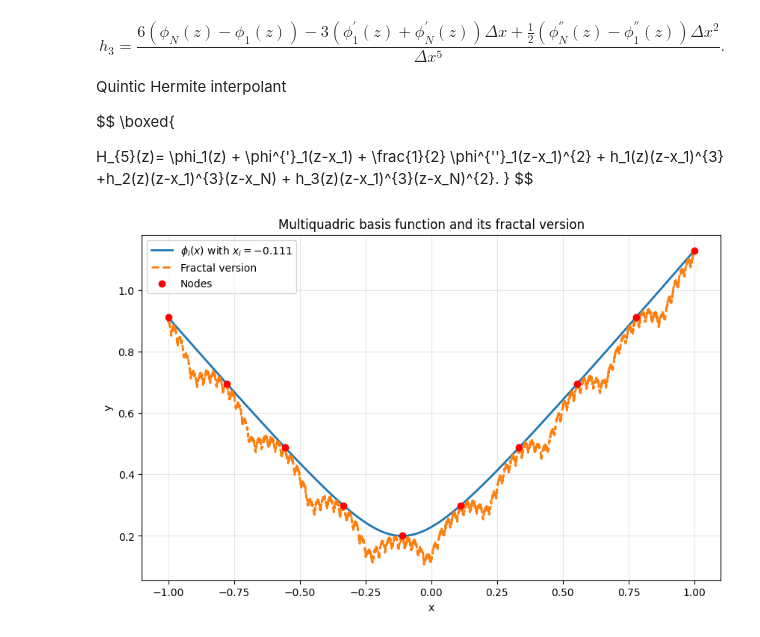
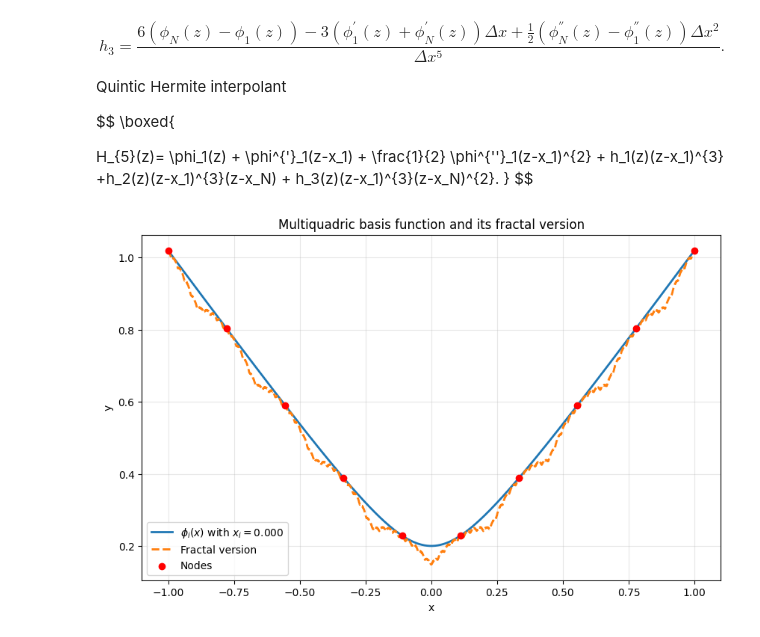
Before and after one commit to amar-at-iitm/fractals_in_python, a Jupyter notebook: alpha_fractal.ipynb, the cells around one changed output. Cells and saved outputs as stored; diff of their text form; code cells hidden in the pictures.

Commit message:
ALPHA FRACTAL FUNCTION

```diff
--- a/alpha_fractal.ipynb
+++ b/alpha_fractal.ipynb
@@ -85,11 +83,11 @@ def H5(z, x1, xN, xi, c):
 # def g(x):
 #     return x
 # %%
-def fractalize(partition, xi, c, alpha, n_points=2000, n_iter=50):
-    partition = np.asarray(partition, dtype=float)
-    a = partition[0]
-    b = partition[-1]
-    N = len(partition) - 1
+def fractalize(X, c, alpha, n_points=2000, n_iter=50):
+    X = np.asarray(X, dtype=float)
+    a = X[0]
+    b = X[-1]
+    N = len(X) - 1
 
     if np.isscalar(alpha):
         alpha = np.full(N, alpha, dtype=float)
@@ -97,59 +95,59 @@ def fractalize(partition, xi, c, alpha, n_points=2000, n_iter=50):
         alpha = np.asarray(alpha, dtype=float)
 
     if len(alpha) != N:
-        raise ValueError("Length of alpha must be equal to len(partition)-1.")
+        raise ValueError("Length of alpha must be equal to len(X)-1.")
     if np.any(np.abs(alpha) >= 1):
         raise ValueError("All alpha values must satisfy |alpha_i| < 1.")
 
-    x = np.linspace(a, b, n_points)
-    fx = phi_i(x, xi, c)
+    partition = np.linspace(a, b, n_points)
+    fx = phi(partition, c)
     y = fx.copy()
 
     for _ in range(n_iter):
         y_new = np.empty_like(y)
 
         for i in range(N):
-            x_left = partition[i]
-            x_right = partition[i + 1]
+            x_left = X[i]
+            x_right = X[i + 1]
 
             if i < N - 1:
-                mask = (x >= x_left) & (x < x_right)
+                mask = (partition >= x_left) & (partition < x_right)
             else:
-                mask = (x >= x_left) & (x <= x_right)
+                mask = (partition >= x_left) & (partition <= x_right)
 
-            u = a + (x[mask] - x_left) * (b - a) / (x_right - x_left)
-            y_u = np.interp(u, x, y)
+            u = a + (partition[mask] - x_left) * (b - a) / (x_right - x_left)
+            y_u = np.interp(u, partition, y)
 
             y_new[mask] = (
-                phi_i(x[mask], xi, c)
-                + alpha[i] * (y_u - H5(u, a, b, xi, c))
+                phi(partition[mask], c)
+                + alpha[i] * (y_u - H5(u, X[-1], X[0], c))
             )
 
         y = y_new
 
-    return x, fx, y
+    return partition, fx, y
 # %%
 # Parameters
 a = -1
 b = 1
 x_nodes = np.linspace(-1, 1, 10)
 c = 0.2
-xi = x_nodes[4]      # choose basis center
-alpha = 0.4          # or e.g. alpha = np.full(len(x_nodes)-1, 0.4)
+xi = 0      # choose basis center
+alpha = 0.2
 
 # Compute
-x, phi_vals, fractal_vals = fractalize(x_nodes, xi, c, alpha, 2000, 1000)
+x, phi_vals, fractal_vals = fractalize(x_nodes, c, alpha, 2000, 1000)
 # %%
 # Plot
 plt.figure(figsize=(10, 6))
 plt.plot(x, phi_vals, label=rf'$\phi_i(x)$ with $x_i={xi:.3f}$', linewidth=2)
 plt.plot(x, fractal_vals, '--', label='Fractal version', linewidth=2)
-plt.scatter(x_nodes, phi_i(x_nodes, xi, c), color='red', zorder=5, label='Nodes')
+plt.scatter(x_nodes, phi(x_nodes, c), color='red', zorder=5, label='Nodes')
 plt.xlabel('x')
 plt.ylabel('y')
 plt.title('Multiquadric basis function and its fractal version')
 plt.grid(True, alpha=0.3)
 plt.legend()
 plt.show()
 # %% [output]
-[figure, old version]
+[figure, new version]
```
Also changed, not shown: parts of 1 cell of this notebook.
